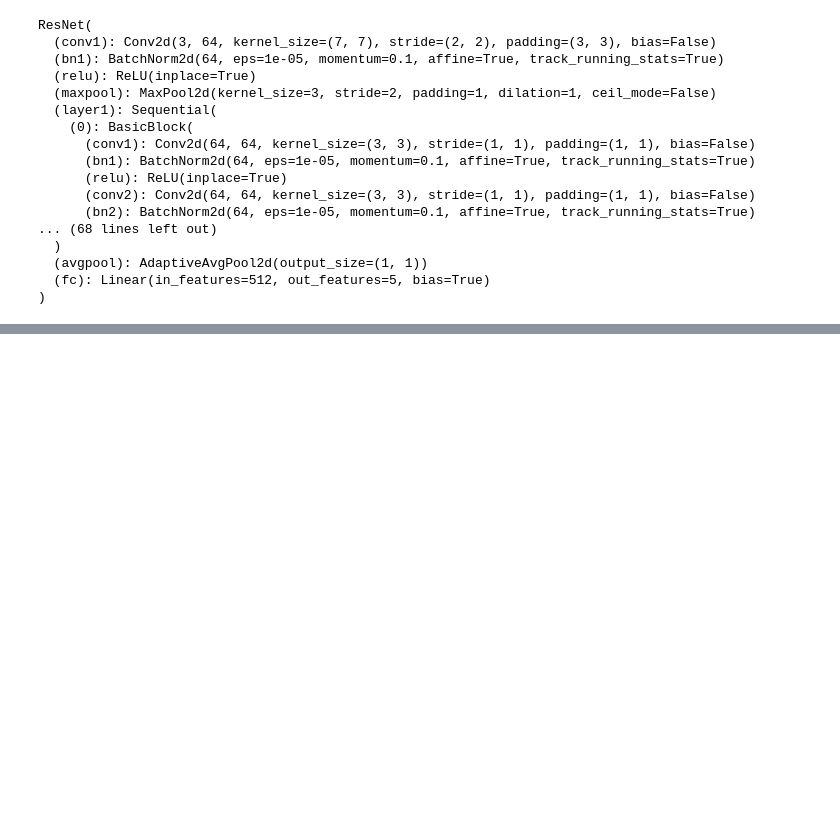
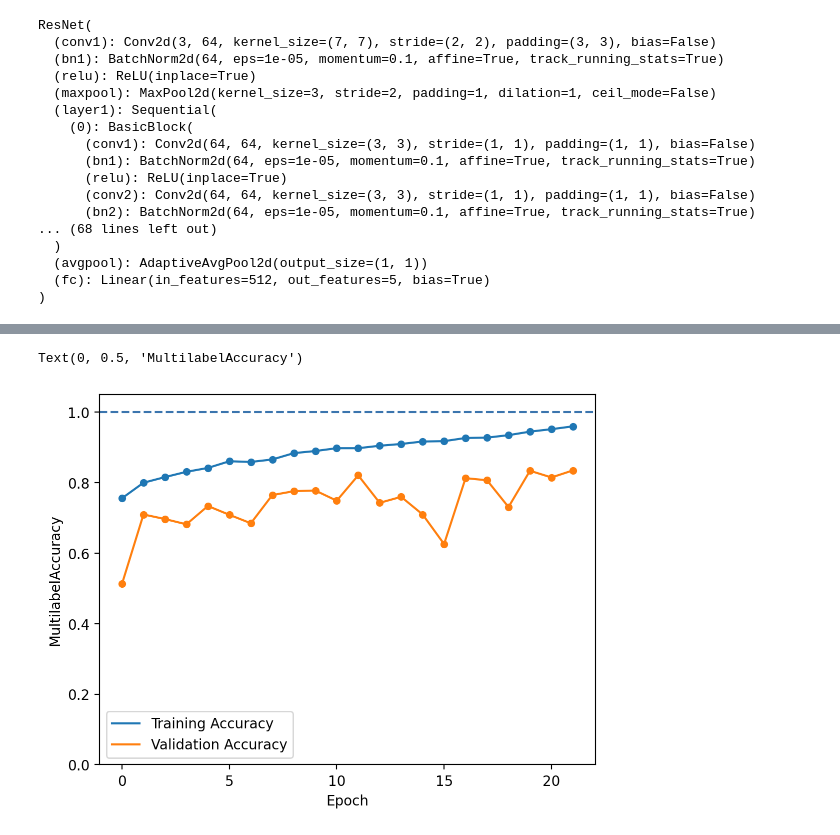
Before and after one commit to Hal609/SongCreator, a Jupyter notebook: multiInstClassifier.ipynb, the cells around one changed output, grey strips where cells are left out. Saved outputs shown, nothing was run; the diff lists cells and outputs as text; code cells hidden in the pictures; blank space fills up the shorter version.

```diff
--- a/multiInstClassifier.ipynb
+++ b/multiInstClassifier.ipynb
@@ -275,0 +336,17 @@ plt.show()
+# %%
+train_accs = [0.756, 0.8, 0.816, 0.831, 0.842, 0.861, 0.859, 0.866, 0.884, 0.89, 0.898, 0.898, 0.905, 0.91, 0.917, 0.918, 0.927, 0.928, 0.935, 0.945, 0.952, 0.96]
+val_accs = [0.513, 0.71, 0.697, 0.682, 0.734, 0.709, 0.685, 0.765, 0.776, 0.778, 0.749, 0.821, 0.743, 0.76, 0.71, 0.626, 0.813, 0.807, 0.731, 0.834, 0.815, 0.835]
+val_losses = [0.886, 0.636, 0.549, 0.738, 0.822, 0.647, 0.972, 0.516, 0.835, 0.487, 0.72, 0.396, 0.881, 0.584, 1.093, 1.701, 0.499, 0.67, 0.912, 0.441, 0.568, 0.519]
+train_losses = [0.490, 0.420, 0.384, 0.344, 0.329, 0.291, 0.288, 0.287, 0.251, 0.237, 0.222, 0.218, 0.208, 0.199, 0.183, 0.185, 0.167, 0.165, 0.152, 0.132, 0.116, 0.099]
+# %%
+sns.lineplot(train_accs, markers="o", label="Training Accuracy")
+sns.scatterplot(train_accs, markers="o")
+sns.lineplot(val_accs, markers="o", label="Validation Accuracy")
+sns.scatterplot(val_accs, markers="o")
+plt.axhline(1, color='#3b75ae', linestyle='--')
+plt.ylim(0, 1.05);
+plt.xlabel("Epoch")
+plt.ylabel("MultilabelAccuracy")
+# %% [output]
+Text(0, 0.5, 'MultilabelAccuracy')
+[figure, added]
```
Also changed, not shown: parts of 12 cells of this notebook, 7 other files.
